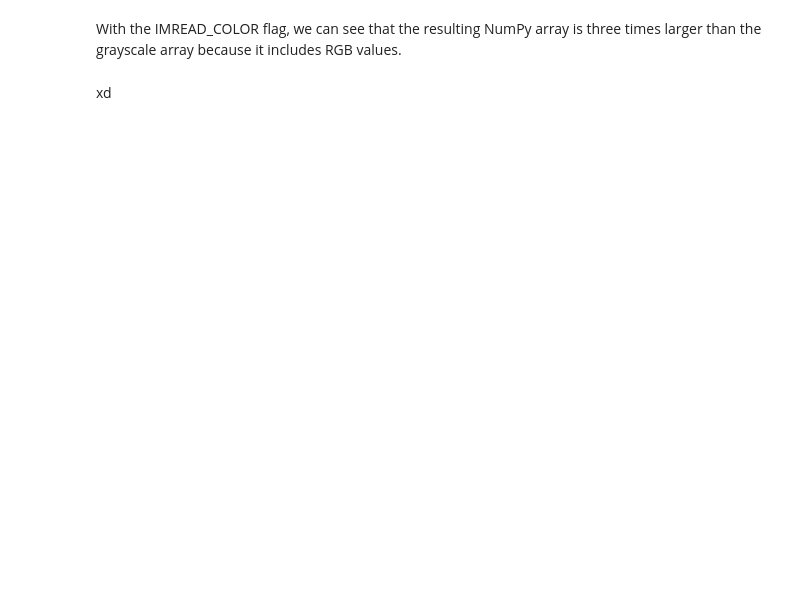
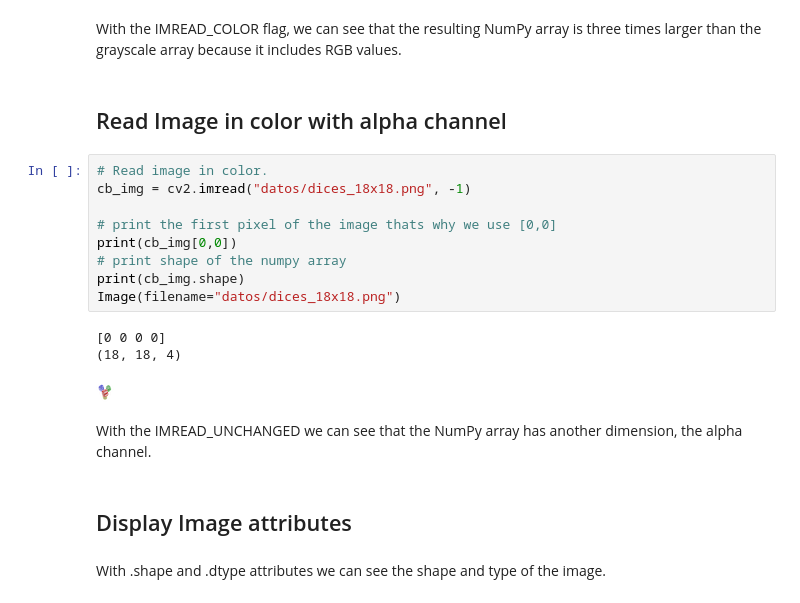
Before and after one commit to ZapatoProgramming/Vision-Artificial, a Jupyter notebook: GettingStartedWithImages.ipynb, the cells around one changed output. Cells and saved outputs as stored; diff of their text form; blank space fills up the shorter version.

```diff
--- a/GettingStartedWithImages.ipynb
+++ b/GettingStartedWithImages.ipynb
@@ -158,5 +158,24 @@ Image(filename="datos/sonic_84x84.jpg")
 [figure]
 # %% [markdown]
 With the IMREAD_COLOR flag, we can see that the resulting NumPy array is three times larger than the grayscale array because it includes RGB values.
-# %% [markdown]
-xd
+# %% [markdown]
+## Read Image in color with alpha channel
+# %%
+# Read image in color.
+cb_img = cv2.imread("datos/dices_18x18.png", -1)
+
+# print the first pixel of the image thats why we use [0,0]
+print(cb_img[0,0])
+# print shape of the numpy array
+print(cb_img.shape)
+Image(filename="datos/dices_18x18.png")
+# %% [output]
+[0 0 0 0]
+(18, 18, 4)
+[figure, added]
+# %% [markdown]
+With the IMREAD_UNCHANGED we can see that the NumPy array has another dimension, the alpha channel.
+# %% [markdown]
+## Display Image attributes
+# %% [markdown]
+With .shape and .dtype attributes we can see the shape and type of the image.
```
Also changed, not shown: parts of 14 cells of this notebook, 3 other files.
